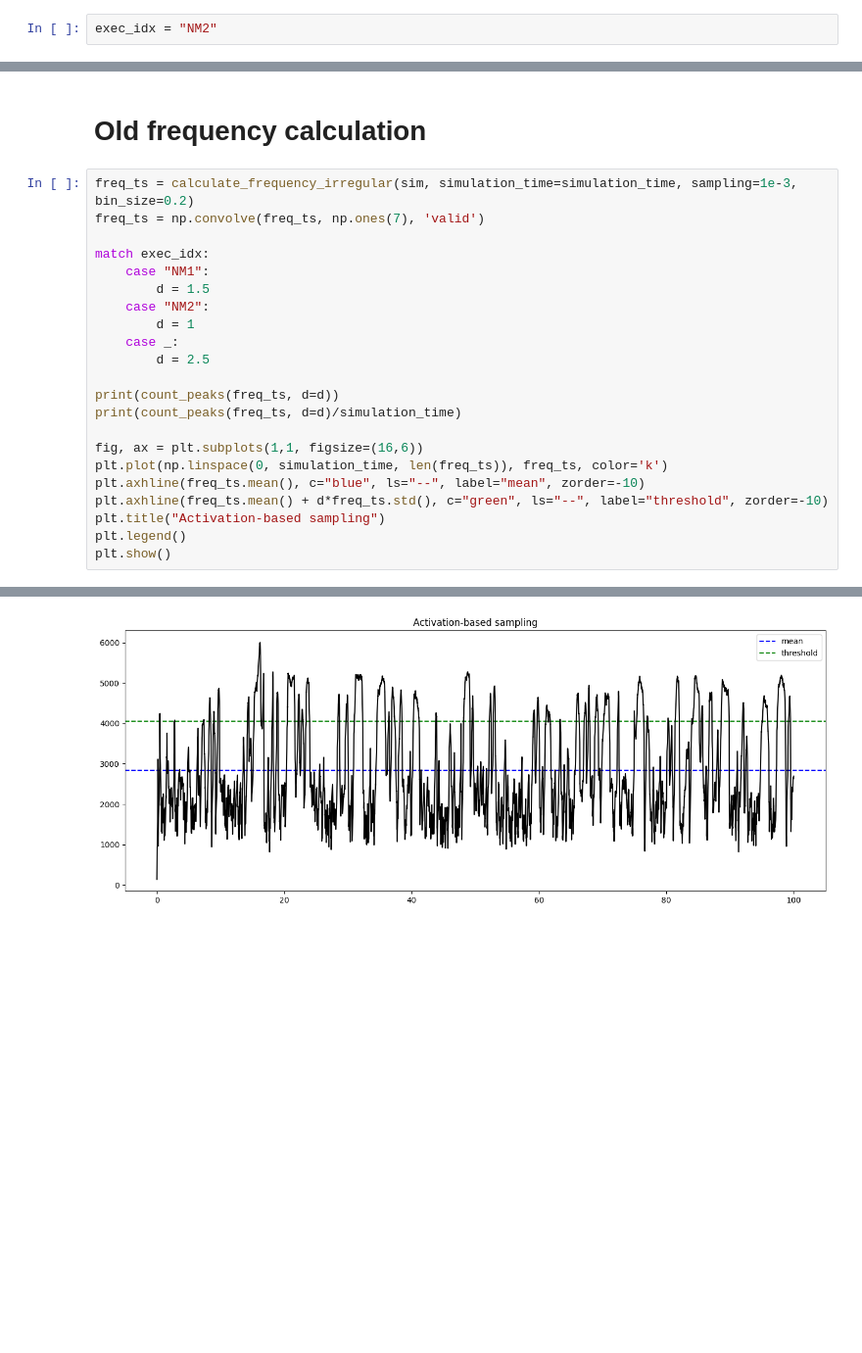
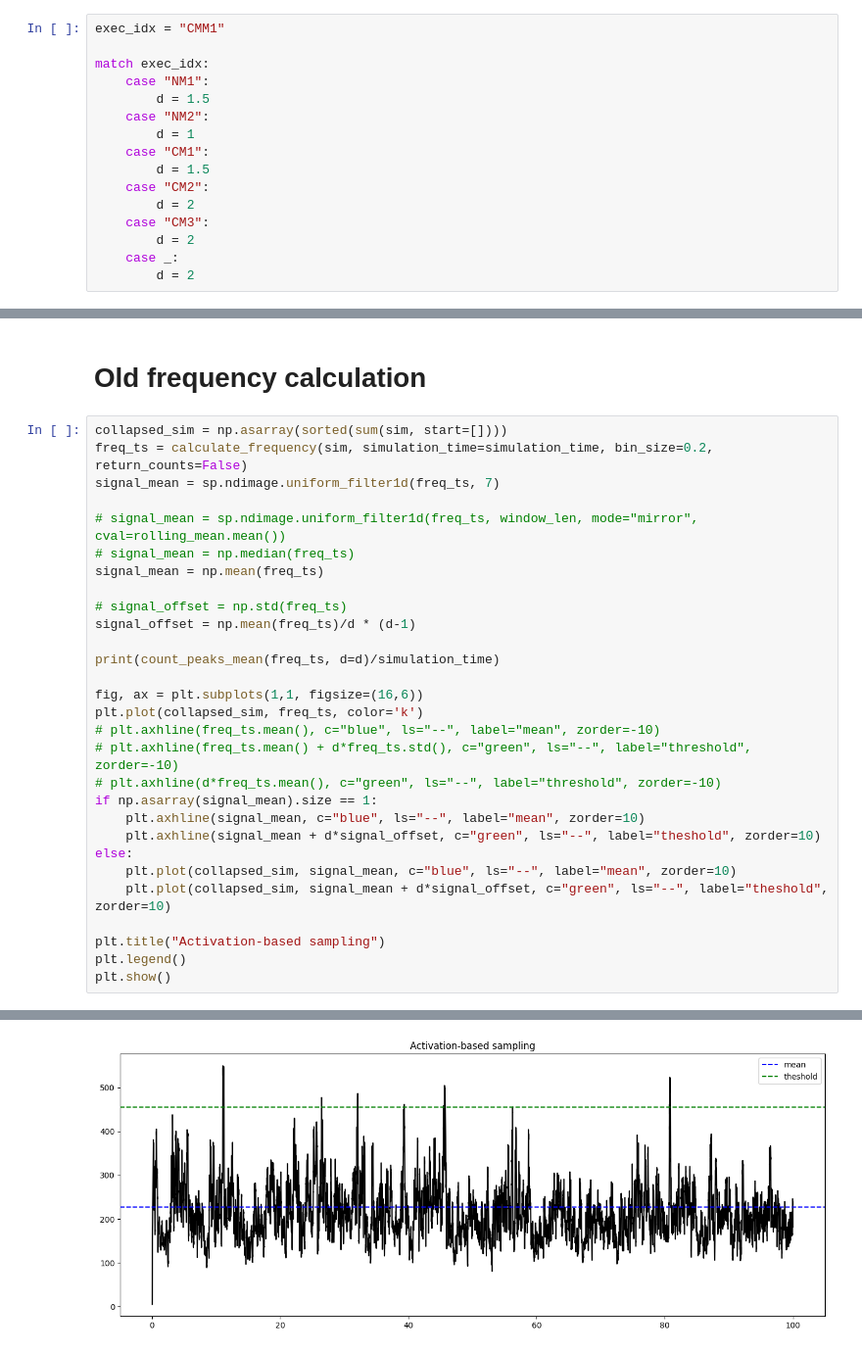
Before and after one commit to GheodeAI/neuron-circuit-simulator, a Jupyter notebook: result_analysis.ipynb, the cells around one changed output, grey strips where cells are left out. Shown: that part at 98% size. Cells and saved outputs as stored; diff of their text form; blank space fills up the shorter version.

```diff
--- a/result_analysis.ipynb
+++ b/result_analysis.ipynb
@@ -11,2 +10,16 @@ from simulator_fn import *
 # %%
-exec_idx = "NM2"
+exec_idx = "CMM1"
+
+match exec_idx:
+    case "NM1":
+        d = 1.5
+    case "NM2":
+        d = 1
+    case "CM1":
+        d = 1.5
+    case "CM2":
+        d = 2
+    case "CM3":
+        d = 2
+    case _:
+        d = 2
@@ -201,24 +233,31 @@ plt.show()
 # %% [markdown]
 # Old frequency calculation
 # %%
-freq_ts = calculate_frequency_irregular(sim, simulation_time=simulation_time, sampling=1e-3, bin_size=0.2)
-freq_ts = np.convolve(freq_ts, np.ones(7), 'valid')
+collapsed_sim = np.asarray(sorted(sum(sim, start=[])))
+freq_ts = calculate_frequency(sim, simulation_time=simulation_time, bin_size=0.2, return_counts=False)
+signal_mean = sp.ndimage.uniform_filter1d(freq_ts, 7)
 
-match exec_idx:
-    case "NM1":
-        d = 1.5
-    case "NM2":
-        d = 1
-    case _:
-        d = 2.5
+# signal_mean = sp.ndimage.uniform_filter1d(freq_ts, window_len, mode="mirror", cval=rolling_mean.mean())
+# signal_mean = np.median(freq_ts)
+signal_mean = np.mean(freq_ts)
 
-print(count_peaks(freq_ts, d=d))
-print(count_peaks(freq_ts, d=d)/simulation_time)
+# signal_offset = np.std(freq_ts)
+signal_offset = np.mean(freq_ts)/d * (d-1)
+
+print(count_peaks_mean(freq_ts, d=d)/simulation_time)
 
 fig, ax = plt.subplots(1,1, figsize=(16,6))
-plt.plot(np.linspace(0, simulation_time, len(freq_ts)), freq_ts, color='k')
-plt.axhline(freq_ts.mean(), c="blue", ls="--", label="mean", zorder=-10)
-plt.axhline(freq_ts.mean() + d*freq_ts.std(), c="green", ls="--", label="threshold", zorder=-10)
+plt.plot(collapsed_sim, freq_ts, color='k')
+# plt.axhline(freq_ts.mean(), c="blue", ls="--", label="mean", zorder=-10)
+# plt.axhline(freq_ts.mean() + d*freq_ts.std(), c="green", ls="--", label="threshold", zorder=-10)
+# plt.axhline(d*freq_ts.mean(), c="green", ls="--", label="threshold", zorder=-10)
+if np.asarray(signal_mean).size == 1:
+    plt.axhline(signal_mean, c="blue", ls="--", label="mean", zorder=10)
+    plt.axhline(signal_mean + d*signal_offset, c="green", ls="--", label="theshold", zorder=10)
+else:
+    plt.plot(collapsed_sim, signal_mean, c="blue", ls="--", label="mean", zorder=10)
+    plt.plot(collapsed_sim, signal_mean + d*signal_offset, c="green", ls="--", label="theshold", zorder=10)
+
 plt.title("Activation-based sampling")
 plt.legend()
 plt.show()
@@ -228,2 +266,2 @@ plt.show()
-[figure, old version]
+[figure, new version]
 # %%
```
Also changed, not shown: parts of 17 cells of this notebook, 31 other files.
